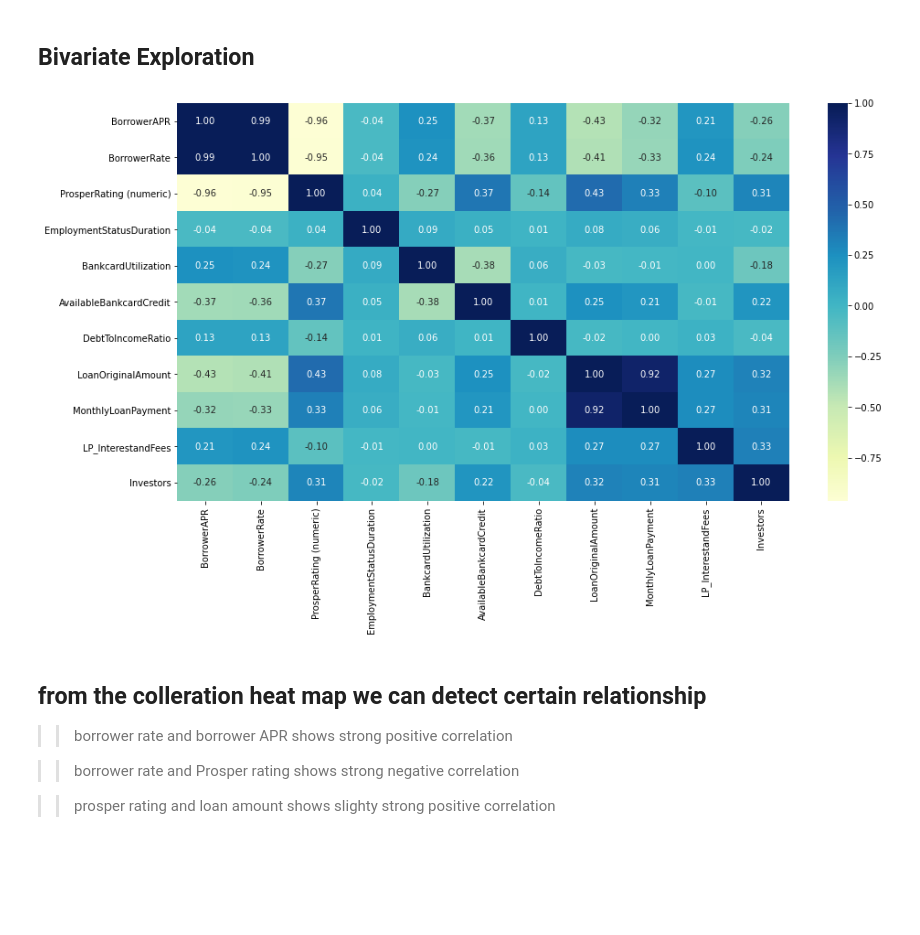
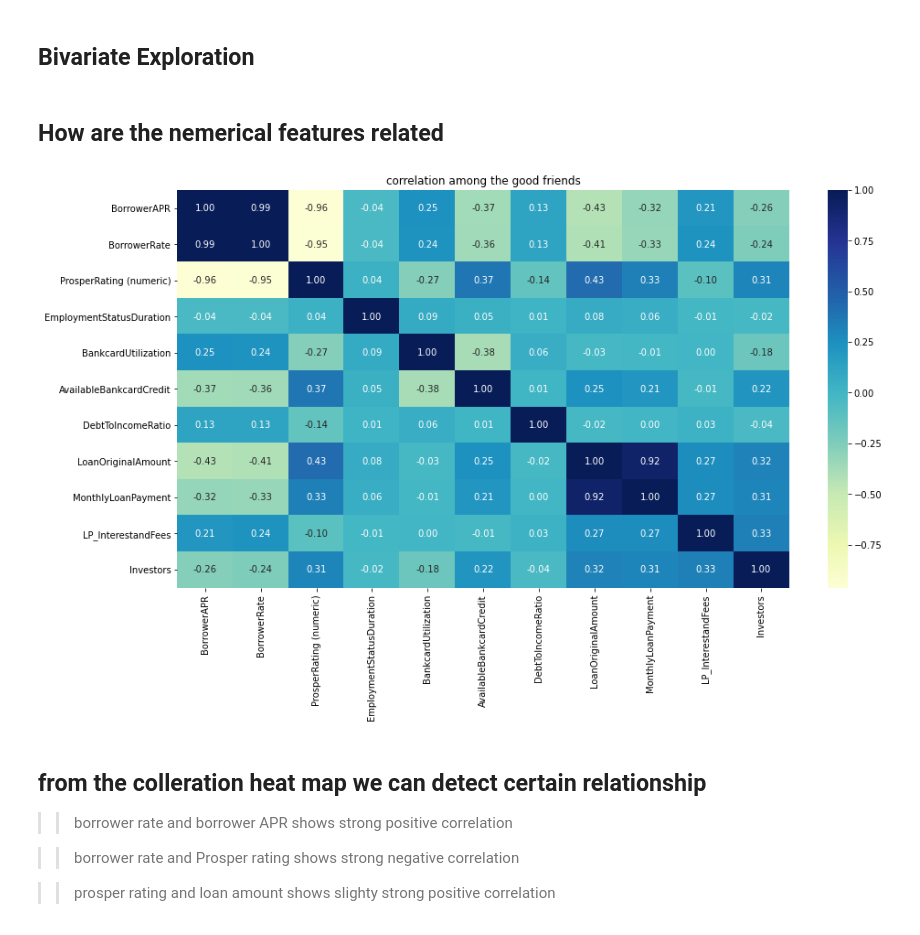
Before and after one commit to OLAMIDE100/Udacity-Data-Visualisation-Project-, a Jupyter notebook: Projecct_Loan_exploration.ipynb, the cells around one changed output. Cells and saved outputs as stored; diff of their text form; code cells hidden in the pictures; blank space fills up the shorter version.

```diff
--- a/Projecct_Loan_exploration.ipynb
+++ b/Projecct_Loan_exploration.ipynb
@@ -435,14 +471,17 @@ categoric_vars = ['LoanStatus',
  'IncomeRange',
  'LoanOriginationQuarter',
  'LoanOriginationYear']
+# %% [markdown]
+## How are the nemerical features related
 # %%
 # correlation plot
 plt.figure(figsize = [15,8])
 sb.heatmap(loan_data[numeric_vars].corr(), annot = True, fmt = '.2f',
            cmap="YlGnBu", center = 0)
+plt.title("correlation among the good friends")
 plt.show()
 # %% [output]
-[figure, old version]
+[figure, new version]
 # %% [markdown]
 ## from the colleration heat map we can detect certain relationship
 
```
Also changed, not shown: parts of 28 cells of this notebook, 3 other files.
